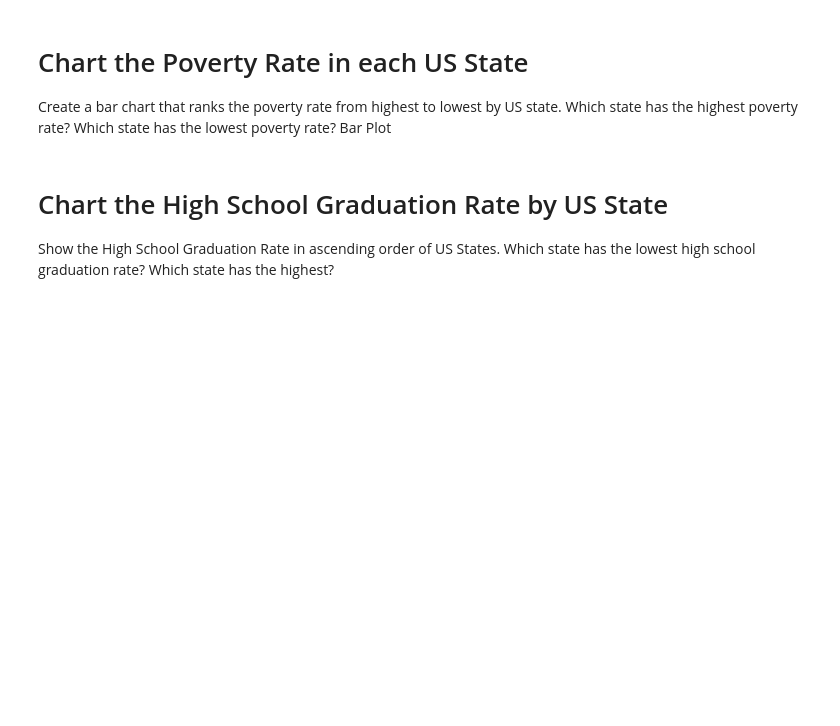
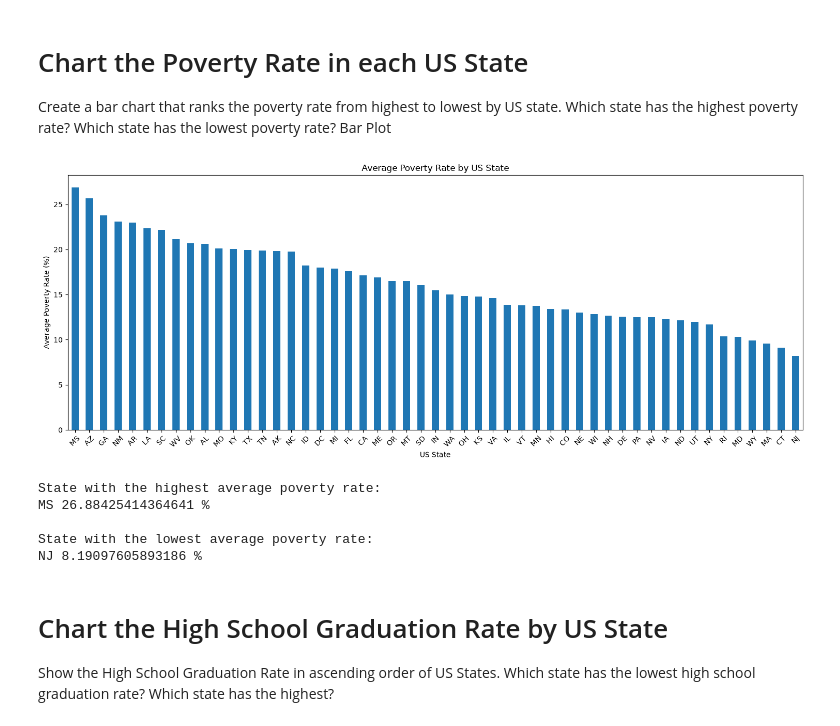
Before and after one commit to manoghna9/100-Days-Python-Projects, a Jupyter notebook: Day100-FatalForce/Fatal_Force_(start).ipynb, the cells around one changed output. Drawn from its saved outputs; the diff is of its cells as text; code cells hidden in the pictures; blank space fills up the shorter version.

```diff
--- a/Day100-FatalForce/Fatal_Force_(start).ipynb
+++ b/Day100-FatalForce/Fatal_Force_(start).ipynb
@@ -62,6 +199,40 @@ Consider how to deal with the NaN values. Perhaps substituting 0 is appropriate.
 # Chart the Poverty Rate in each US State
 
 Create a bar chart that ranks the poverty rate from highest to lowest by US state. Which state has the highest poverty rate? Which state has the lowest poverty rate?  Bar Plot
+# %%
+# Convert poverty_rate to numbers
+df_pct_poverty['poverty_rate'] = pd.to_numeric(
+    df_pct_poverty['poverty_rate'], errors='coerce'
+)
+
+# Calculate the average poverty rate for each state
+poverty_by_state = df_pct_poverty.groupby(
+    'Geographic Area'
+)['poverty_rate'].mean().sort_values(ascending=False)
+
+# Create the bar chart
+plt.figure(figsize=(15, 6))
+poverty_by_state.plot(kind='bar')
+plt.title('Average Poverty Rate by US State')
+plt.xlabel('US State')
+plt.ylabel('Average Poverty Rate (%)')
+plt.xticks(rotation=45)
+plt.tight_layout()
+plt.show()
+# %% [output]
+[figure, added]
+# %%
+print("State with the highest average poverty rate:")
+print(poverty_by_state.idxmax(), poverty_by_state.max(), "%")
+
+print("\nState with the lowest average poverty rate:")
+print(poverty_by_state.idxmin(), poverty_by_state.min(), "%")
+# %% [output]
+State with the highest average poverty rate:
+MS 26.88425414364641 %
+
+State with the lowest average poverty rate:
+NJ 8.19097605893186 %
 # %% [markdown]
 # Chart the High School Graduation Rate by US State
 
```
Also changed, not shown: parts of 52 cells of this notebook.
